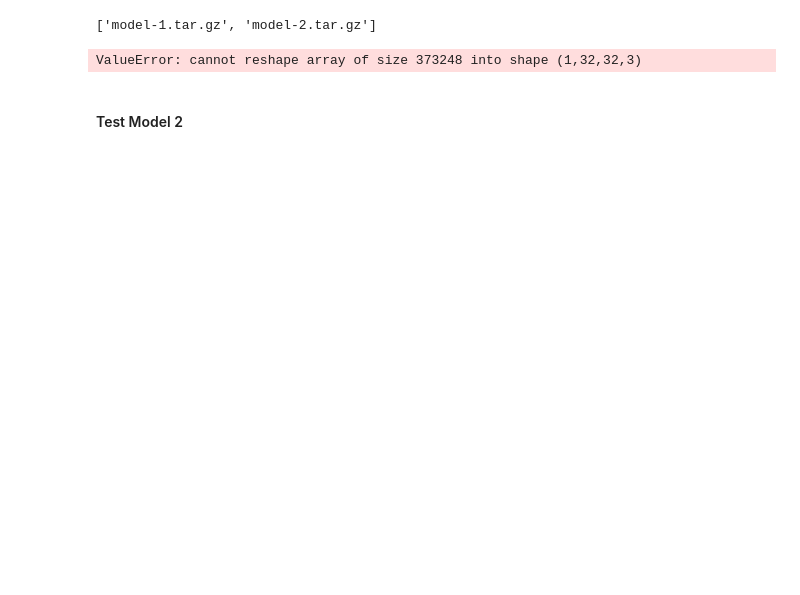
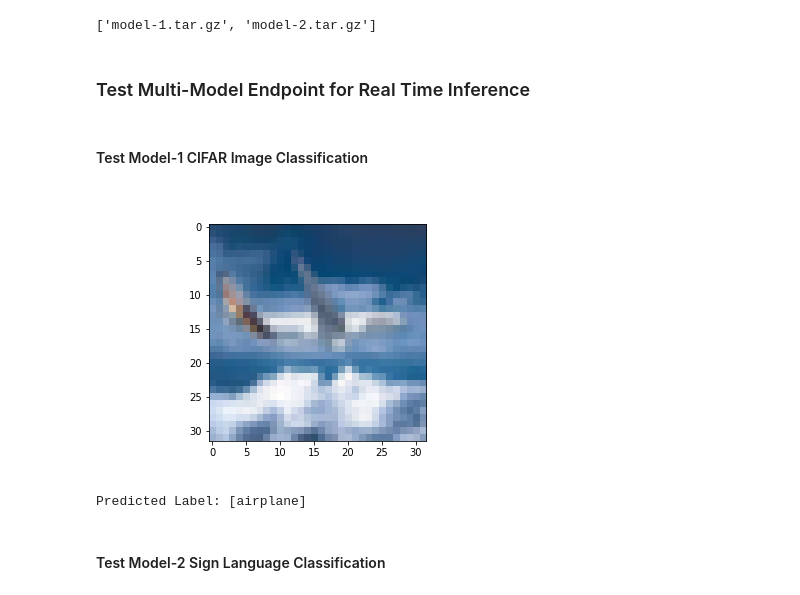
Before and after one commit to arunprsh/SageMaker-TensorFlow-Multi-Model, a Jupyter notebook: 5. TensorFlow Multi-Model.ipynb, the cells around one changed output. Saved outputs shown, nothing was run; the diff lists cells and outputs as text; code cells hidden in the pictures; blank space fills up the shorter version.

```diff
--- a/5. TensorFlow Multi-Model.ipynb
+++ b/5. TensorFlow Multi-Model.ipynb
@@ -159,3 +208,7 @@ import numpy as np
 list(mme.list_models())
 # %% [output]
 ['model-1.tar.gz', 'model-2.tar.gz']
+# %% [markdown]
+### Test Multi-Model Endpoint for Real Time Inference
+# %% [markdown]
+#### Test Model-1 CIFAR Image Classification
@@ -162,9 +226,11 @@ list(mme.list_models())
+# %%
+Image('./DATA/CIFAR_10/raw_images/airplane.png')
+# %% [output]
+[figure, added]
 # %%
-img_path = './DATA/CIFAR_10/raw_images/truck.png'
-img = image.load_img(img_path)
-X = image.img_to_array(img)
-X = X.astype('float32')/255
-X = X.reshape(1, 32, 32, 3)
+img = load_img('./DATA/CIFAR_10/raw_images/airplane.png', target_size=(32, 32))
+data = img_to_array(img)
+data = data.astype('float32')
+data = data / 255.0
+data = data.reshape(1, 32, 32, 3)
-# %% [output]
-ValueError: cannot reshape array of size 373248 into shape (1,32,32,3)
 # %%
@@ -174,2 +240,7 @@ predictor.predict(data=payload, initial_args={'TargetModel': 'model1.tar.gz'})
+# %%
+predicted_label = CIFAR10_LABELS[np.argmax(y_pred)]
+print(f'Predicted Label: [{predicted_label}]')
+# %% [output]
+Predicted Label: [airplane]
 # %% [markdown]
-#### Test Model 2
+#### Test Model-2 Sign Language Classification
```
Also changed, not shown: parts of 20 cells of this notebook.
